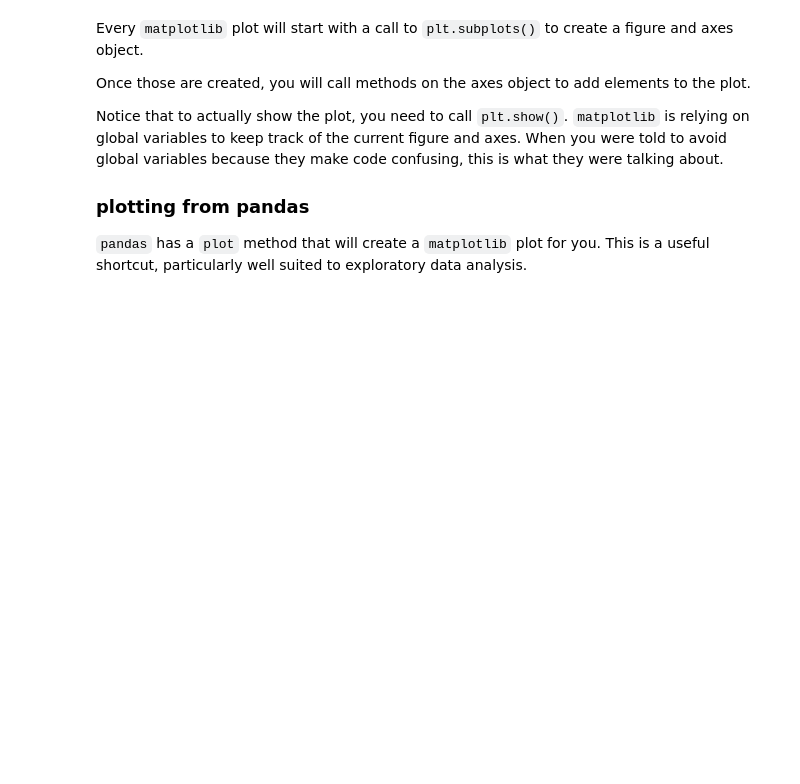
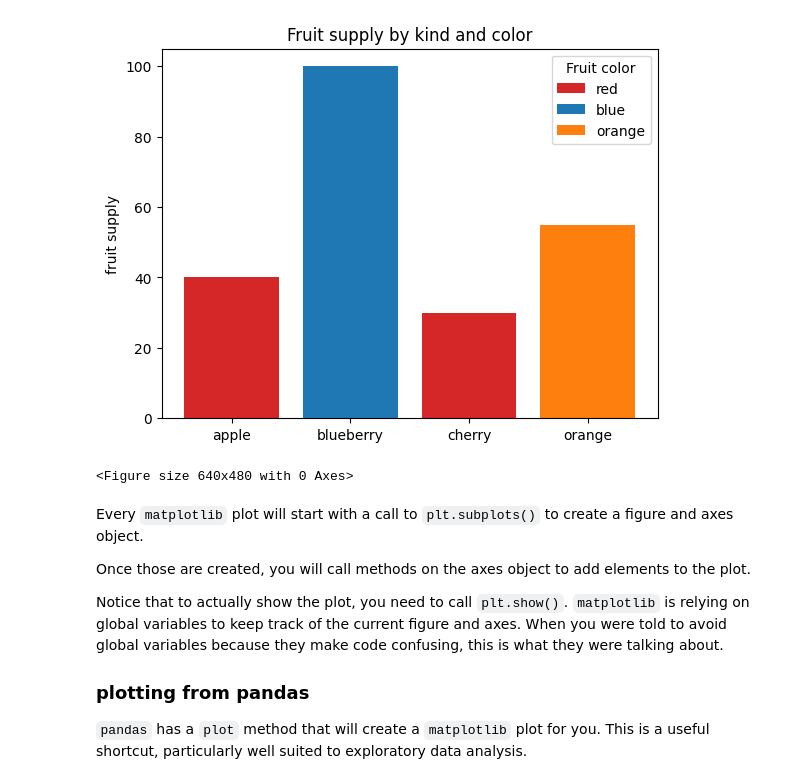
Before and after one commit to uchicago-2024-capp30122/30122-notes, a Jupyter notebook: notes/L08.visualization.ipynb, the cells around one changed output. Cells and saved outputs as stored; diff of their text form; code cells hidden in the pictures; blank space fills up the shorter version.

```diff
--- a/notes/L08.visualization.ipynb
+++ b/notes/L08.visualization.ipynb
@@ -146,24 +146,29 @@ It also predates `pandas`, so lacks many of the conveniences that come with havi
 # %%
 import matplotlib.pyplot as plt
 
-fig, ax = plt.subplots()
+def make_plot():
+    fig, ax = plt.subplots()
 
-# `matplotlib` expects values to be in parallel lists
-fruits = ['apple', 'blueberry', 'cherry', 'orange']
-counts = [40, 100, 30, 55]
-bar_labels = ['red', 'blue', '_red', 'orange']
-bar_colors = ['tab:red', 'tab:blue', 'tab:red', 'tab:orange']
+    # `matplotlib` expects values to be in parallel lists
+    fruits = ['apple', 'blueberry', 'cherry', 'orange']
+    counts = [40, 100, 30, 55]
+    bar_labels = ['red', 'blue', '_red', 'orange']
+    bar_colors = ['tab:red', 'tab:blue', 'tab:red', 'tab:orange']
 
-ax.bar(fruits, counts, label=bar_labels, color=bar_colors)
+    ax.bar(fruits, counts, label=bar_labels, color=bar_colors)
 
-ax.set_ylabel('fruit supply')
-ax.set_title('Fruit supply by kind and color')
-ax.legend(title='Fruit color')
+    ax.set_ylabel('fruit supply')
+    ax.set_title('Fruit supply by kind and color')
+    ax.legend(title='Fruit color')
 
 # in a notebook
+make_plot()
 plt.show()
 # or to save to a file
 plt.savefig('fruit.png')
+# %% [output]
+[figure, added]
+<Figure size 640x480 with 0 Axes>
 # %% [markdown]
 Every `matplotlib` plot will start with a call to `plt.subplots()` to create a figure and axes object.
 
```
Also changed, not shown: parts of 2 cells of this notebook, 10 other files.
